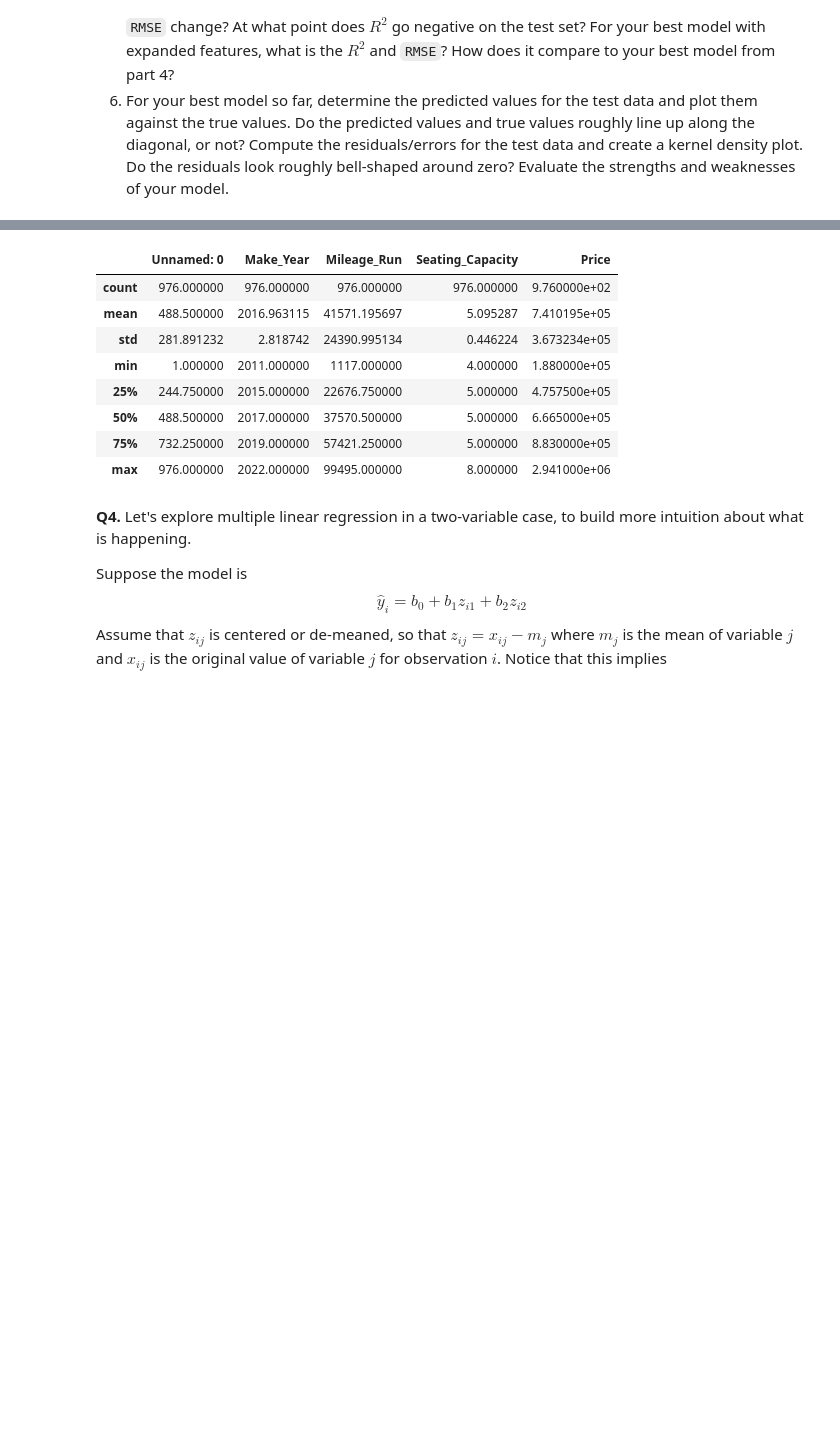
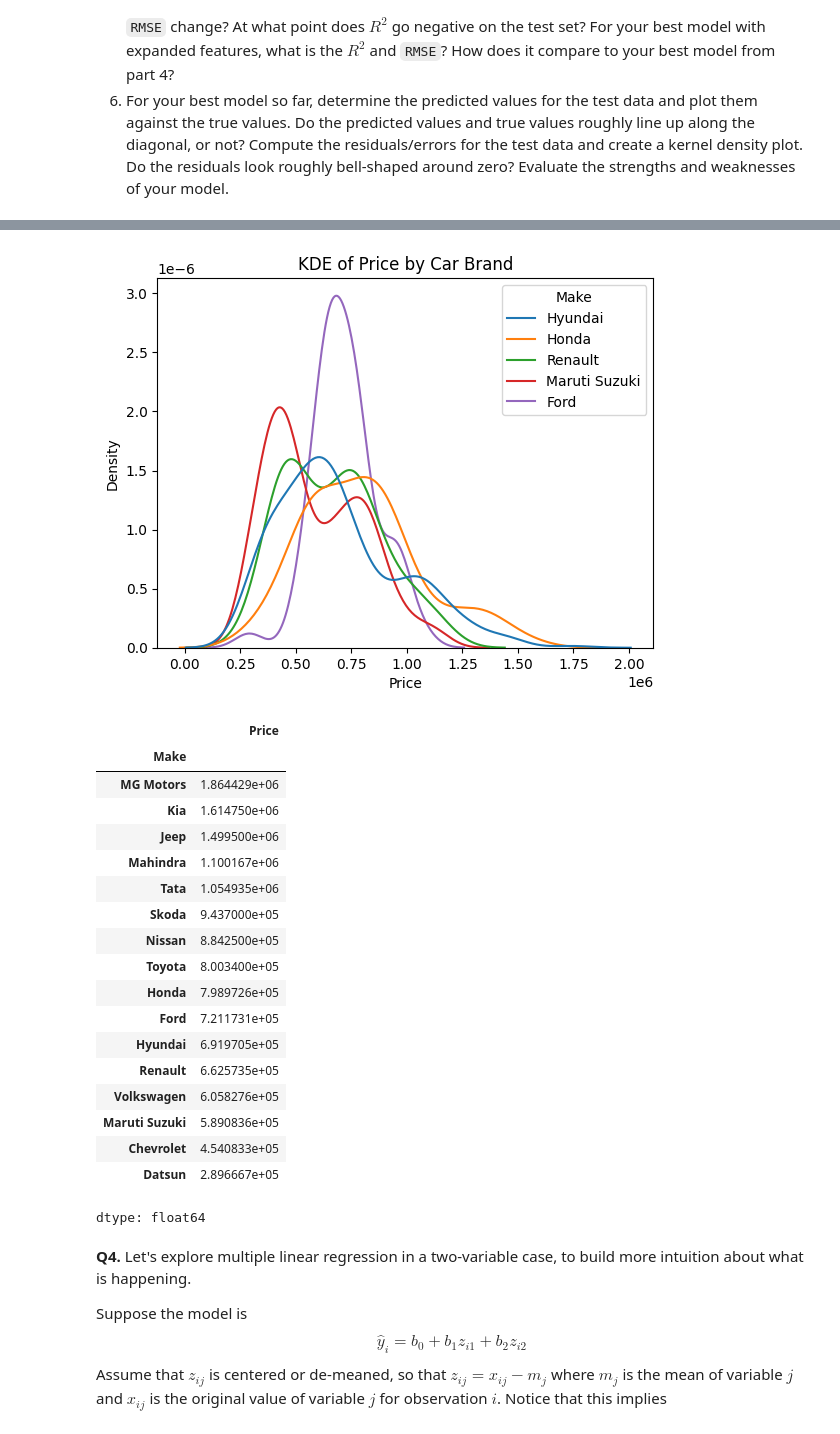
Before and after one commit to allyoshea/linear_models, a Jupyter notebook: assignment/assignment.ipynb, the cells around one changed output, grey strips where cells are left out. Drawn from its saved outputs; the diff is of its cells as text; code cells hidden in the pictures; blank space fills up the shorter version.

```diff
--- a/assignment/assignment.ipynb
+++ b/assignment/assignment.ipynb
@@ -265,7 +265,7 @@ df['No_of_Owners'].unique()
 df['No_of_Owners'] = df['No_of_Owners'].map({
     'First': 1,
     'Second': 2,
-    'Third' : 3
+    'Third' : 3,
      'Fourth & above' : 4
 })
 
@@ -283,6 +283,33 @@ df['log_mileage'] = np.log(df['Mileage_Run'])
 #convert age to years
 df['Age'] = 2026 - df['Make_Year']
 df = df.drop(columns=['Make_Year'])
+
+#summarize price var and make KDE frm it
+df['Price'].describe()
+sns.kdeplot(data=df, x='Price')
+plt.title("KDE of Car Prices")
+plt.show()
+
+df['log_price'].describe()
+sns.kdeplot(data=df, x='log_price')
+plt.title("KDE of log Car Prices")
+plt.show()
+
+df.groupby('Make')['Price'].describe()
+#KDE grouped by make, but only take top 5 makes because if do ALL of them may be a LOT
+top_makes = df['Make'].value_counts().head(5).index
+
+sns.kdeplot(
+    data=df[df['Make'].isin(top_makes)],
+    x='Price',
+    hue='Make',
+    common_norm=False
+)
+
+plt.title("KDE of Price by Car Brand")
+plt.show()
+
+df.groupby('Make')['Price'].mean().sort_values(ascending=False)
 # %% [output]
 <class 'pandas.core.frame.DataFrame'>
 RangeIndex: 976 entries, 0 to 975
@@ -306,12 +335,23 @@ memory usage: 91.6+ KB
+[figure, added]
-|  | Unnamed: 0 | Make_Year | Mileage_Run | Seating_Capacity | Price |
-| count | 976.000000 | 976.000000 | 976.000000 | 976.000000 | 9.760000e+02 |
-| mean | 488.500000 | 2016.963115 | 41571.195697 | 5.095287 | 7.410195e+05 |
-| std | 281.891232 | 2.818742 | 24390.995134 | 0.446224 | 3.673234e+05 |
-| min | 1.000000 | 2011.000000 | 1117.000000 | 4.000000 | 1.880000e+05 |
-| 25% | 244.750000 | 2015.000000 | 22676.750000 | 5.000000 | 4.757500e+05 |
-| 50% | 488.500000 | 2017.000000 | 37570.500000 | 5.000000 | 6.665000e+05 |
-| 75% | 732.250000 | 2019.000000 | 57421.250000 | 5.000000 | 8.830000e+05 |
-| max | 976.000000 | 2022.000000 | 99495.000000 | 8.000000 | 2.941000e+06 |
+|  | Price |
+| Make |  |
+| MG Motors | 1.864429e+06 |
+| Kia | 1.614750e+06 |
+| Jeep | 1.499500e+06 |
+| Mahindra | 1.100167e+06 |
+| Tata | 1.054935e+06 |
+| Skoda | 9.437000e+05 |
+| Nissan | 8.842500e+05 |
+| Toyota | 8.003400e+05 |
+| Honda | 7.989726e+05 |
+| Ford | 7.211731e+05 |
+| Hyundai | 6.919705e+05 |
+| Renault | 6.625735e+05 |
+| Volkswagen | 6.058276e+05 |
+| Maruti Suzuki | 5.890836e+05 |
+| Chevrolet | 4.540833e+05 |
+| Datsun | 2.896667e+05 |
+dtype: float64
 # %% [markdown]
 **Q4.** Let's explore multiple linear regression in a two-variable case, to build more intuition about what is happening.
 
```
Also changed, not shown: parts of 1 cell of this notebook.
